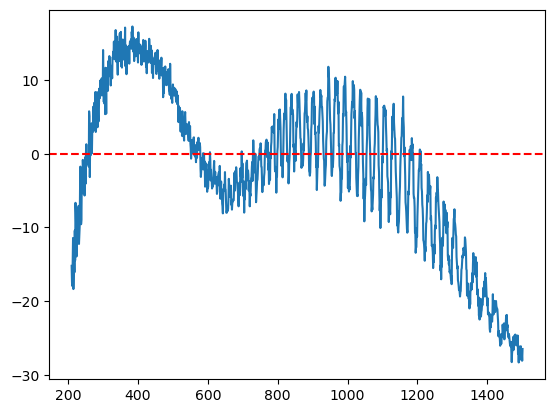
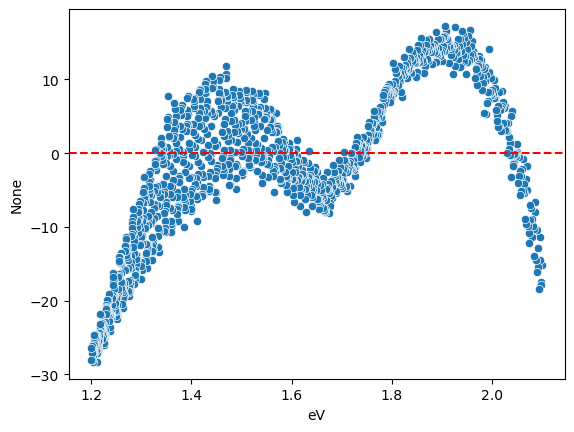
Code edit (unified diff) that turned the first committed figure into the second:
--- before
+++ after
@@ -18,4 +18,5 @@
     ss_tot = np.sum((y-np.mean(y))**2)
     r_squared = 1 - (ss_res / ss_tot)
+    r2score=r2_score(y, y_pred)
 
     sigma=np.sqrt(np.diag(cov))
@@ -57,7 +58,7 @@
     peak_pos = params[0]
     peak_err = sigma[0]
-    #plt.show() 
+    plt.show() 
 
-    return peak_pos, peak_err, result, error, fwhm, fwhm_error, residuals, r_squared
+    return peak_pos, peak_err, result, error, fwhm, fwhm_error, residuals, r2score
 
 expected_list=[(1.6, .2, 20000, 1.8, .2, 40000),(1.6, .2, 20000, 1.8, .2, 40000),(1.6, .2, 20000, 1.8, .2, 40000), 
@@ -106,5 +107,5 @@
 display(metrics)
 
-plt.plot(residuals_list[3])
+sns.scatterplot(y=residuals_list[3], x=dfs[3]["eV"])
 plt.axhline(y=0, color='r', linestyle='--')
 plt.show()

Commit: M